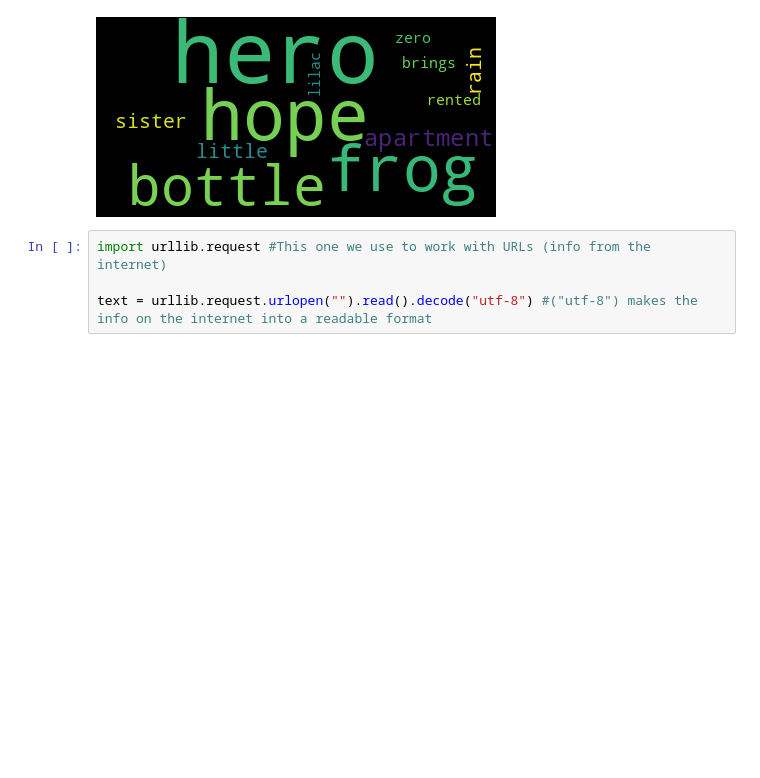
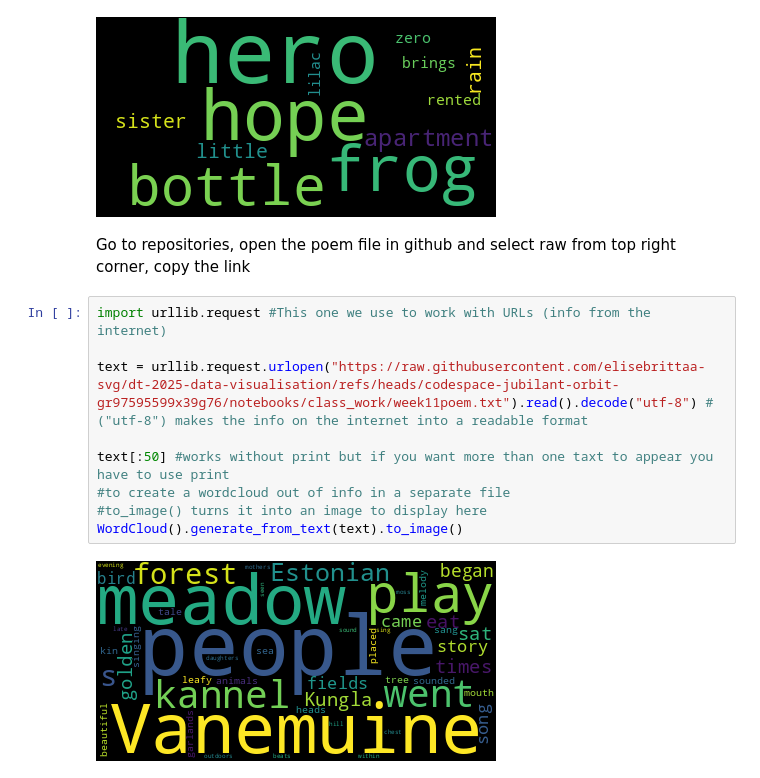
Before and after one commit to elisebrittaa-svg/dt-2025-data-visualisation, a Jupyter notebook: notebooks/class_work/week11.ipynb, the cells around one changed output. Drawn from its saved outputs; the diff is of its cells as text; blank space fills up the shorter version.

```diff
--- a/notebooks/class_work/week11.ipynb
+++ b/notebooks/class_work/week11.ipynb
@@ -143,7 +142,16 @@ img = wc.to_image()
 img.show()
 # %% [output]
 [figure]
+# %% [markdown]
+Go to repositories, open the poem file in github and select raw from top right corner, copy the link
 # %%
 import urllib.request #This one we use to work with URLs (info from the internet)
 
-text = urllib.request.urlopen("").read().decode("utf-8") #("utf-8") makes the info on the internet into a readable format
+text = urllib.request.urlopen("https://raw.githubusercontent.com/elisebrittaa-svg/dt-2025-data-visualisation/refs/heads/codespace-jubilant-orbit-gr97595599x39g76/notebooks/class_work/week11poem.txt").read().decode("utf-8") #("utf-8") makes the info on the internet into a readable format
+
+text[:50] #works without print but if you want more than one taxt to appear you have to use print
+#to create a wordcloud out of info in a separate file
+#to_image() turns it into an image to display here
+WordCloud().generate_from_text(text).to_image()
+# %% [output]
+[figure, added]
```
Also changed, not shown: parts of 4 cells of this notebook, 1 other file.
